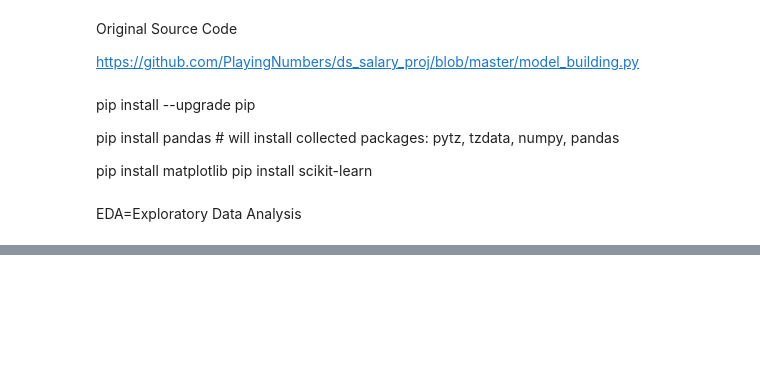
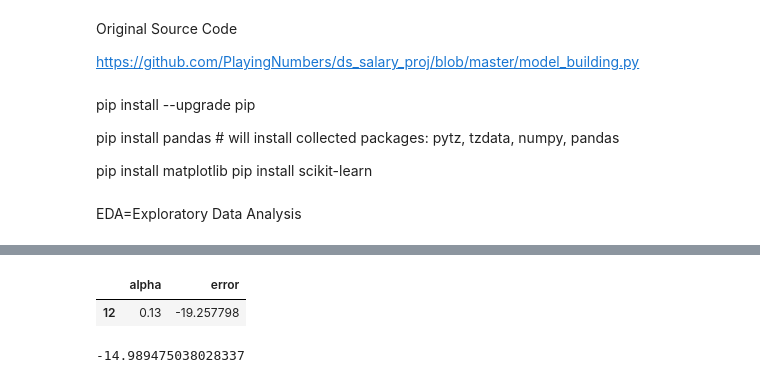
Before and after one commit to ArtCardenas/Python_Mini, a Jupyter notebook: Salary_Proj.ipynb, the cells around one changed output, grey strips where cells are left out. Drawn from its saved outputs; the diff is of its cells as text; code cells hidden in the pictures; blank space fills up the shorter version.

```diff
--- a/Salary_Proj.ipynb
+++ b/Salary_Proj.ipynb
@@ -112,0 +148,15 @@ NameError: name 'model' is not defined
+# %%
+err = tuple(zip(alpha,error))
+df_err = pd.DataFrame(err, columns = ['alpha','error'])
+df_err[df_err.error == max(df_err.error)]
+# %% [output]
+|  | alpha | error |
+| 12 | 0.13 | -19.257798 |
+# %%
+# random forest
+from sklearn.ensemble import RandomForestRegressor
+rf = RandomForestRegressor()
+
+np.mean(cross_val_score(rf,X_train,y_train,scoring = 'neg_mean_absolute_error', cv= 3))
+# %% [output]
+-14.989475038028337
```
Also changed, not shown: parts of 25 cells of this notebook, 2 other files.
